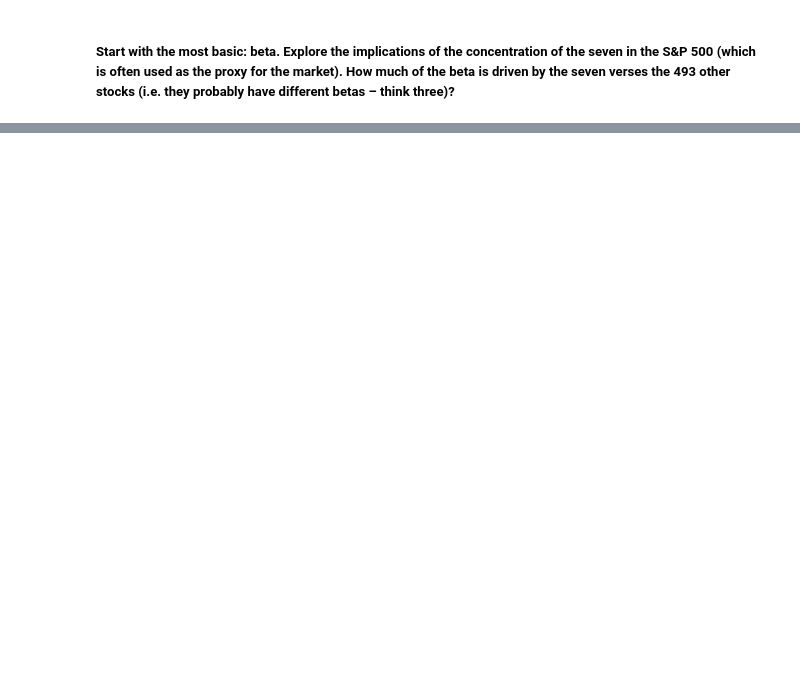
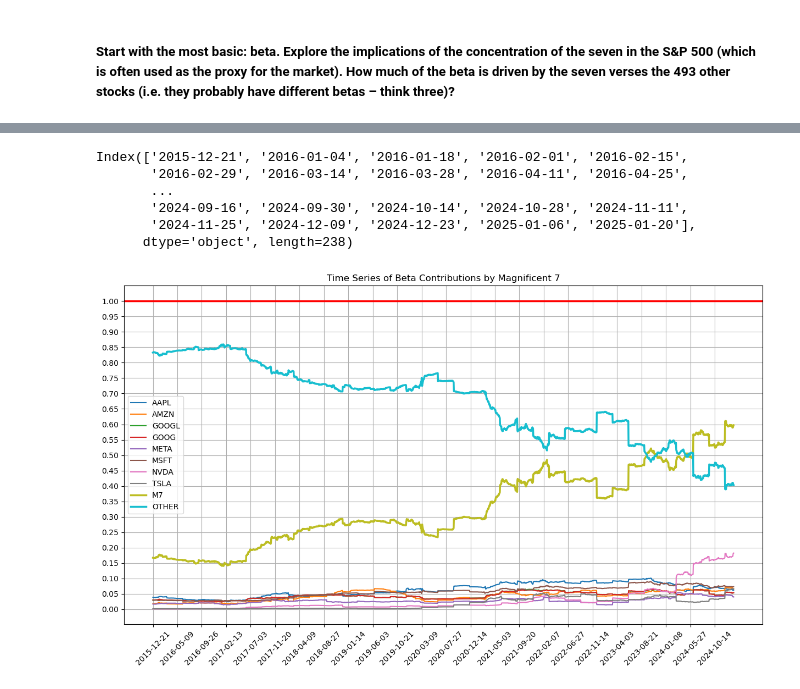
Before and after one commit to tryt0c0de/IAQF_STRAT, a Jupyter notebook: beta_testing.ipynb, the cells around one changed output, grey strips where cells are left out. Saved outputs shown, nothing was run; the diff lists cells and outputs as text; code cells hidden in the pictures; blank space fills up the shorter version.

```diff
--- a/beta_testing.ipynb
+++ b/beta_testing.ipynb
@@ -29,0 +136,6 @@ prices_df
+# %%
+# Just loosely checking to see if any of the main conditions are breached
+for ticker in tickers:
+    main_df[f"{ticker}_weight"] = main_df[f"{ticker}_mcap"] / main_df["SPX_mcap"]
+
+main_df["MSFT_weight"].describe()
@@ -29,0 +154,15 @@ prices_df
+# %%
+# Get Key Dates
+update_dates = set()
+ref_dates = set()
+
+for year in range(2015, 2026):
+    for month in [3, 6, 9, 12]:
+        first_day = date(year, month, 1)
+        first_fri = first_day + timedelta(days=(calendar.FRIDAY - first_day.weekday() + 7) % 7)
+        third_fri = first_fri + timedelta(weeks=2)
+        second_wed = third_fri - timedelta(weeks=1, days=2)
+        update_dates.add(third_fri.strftime("%Y-%m-%d"))
+        ref_dates.add(second_wed.strftime("%Y-%m-%d"))
+
+ref_dates
@@ -29,0 +227,6 @@ prices_df
+# %%
+plotting_tickers = ["AAPL", "AMZN", "GOOGL", "GOOG", "META", "MSFT", "NVDA", "TSLA", "M7", "OTHER"]
+plotting_df = main_df[[f"{ticker}_risk" for ticker in plotting_tickers]].dropna()
+plotting_df.columns = plotting_tickers
+
+plotting_df
@@ -29,0 +247,26 @@ prices_df
+# %%
+plotting_df.index[::10]
+# %% [output]
+Index(['2015-12-21', '2016-01-04', '2016-01-18', '2016-02-01', '2016-02-15',
+       '2016-02-29', '2016-03-14', '2016-03-28', '2016-04-11', '2016-04-25',
+       ...
+       '2024-09-16', '2024-09-30', '2024-10-14', '2024-10-28', '2024-11-11',
+       '2024-11-25', '2024-12-09', '2024-12-23', '2025-01-06', '2025-01-20'],
+      dtype='object', length=238)
+# %%
+plt.figure(figsize=(15, 8))
+
+for column in plotting_df.columns:
+    if column in ["M7", "OTHER"]:
+        plt.plot(plotting_df.index, plotting_df[column], label=column, linewidth=2.5)
+    else:
+        plt.plot(plotting_df.index, plotting_df[column], label=column)
+plt.axhline(y=1, color='r', linewidth=2.5)
+
+plt.title("Time Series of Beta Contributions by Magnificent 7")
+plt.xticks(plotting_df.index[::100], rotation=45)
+plt.yticks([i/20 for i in range(21)])
+plt.grid()
+plt.legend();
+# %% [output]
+[figure, added]
```
Also changed, not shown: parts of 14 cells of this notebook.
